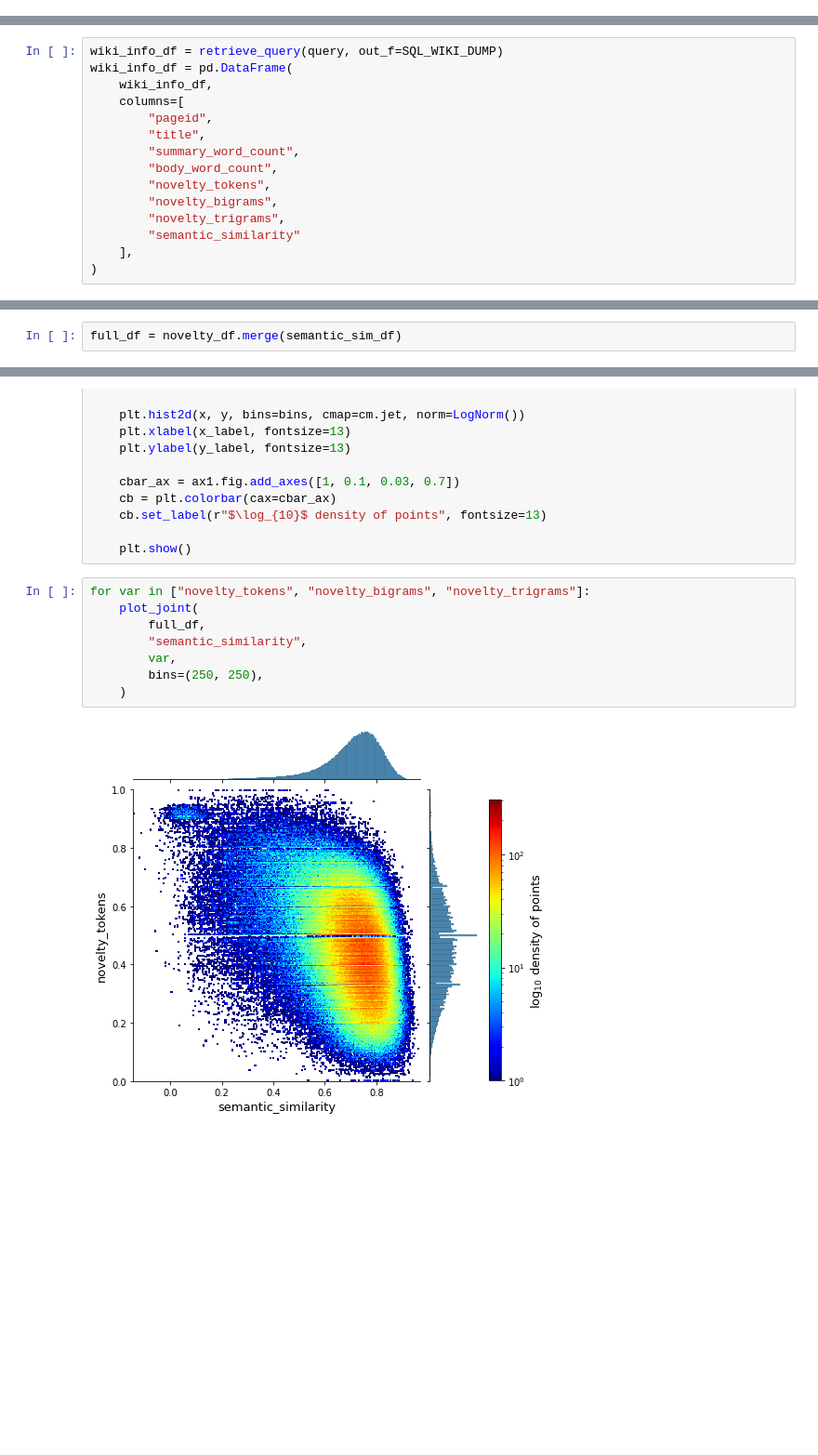
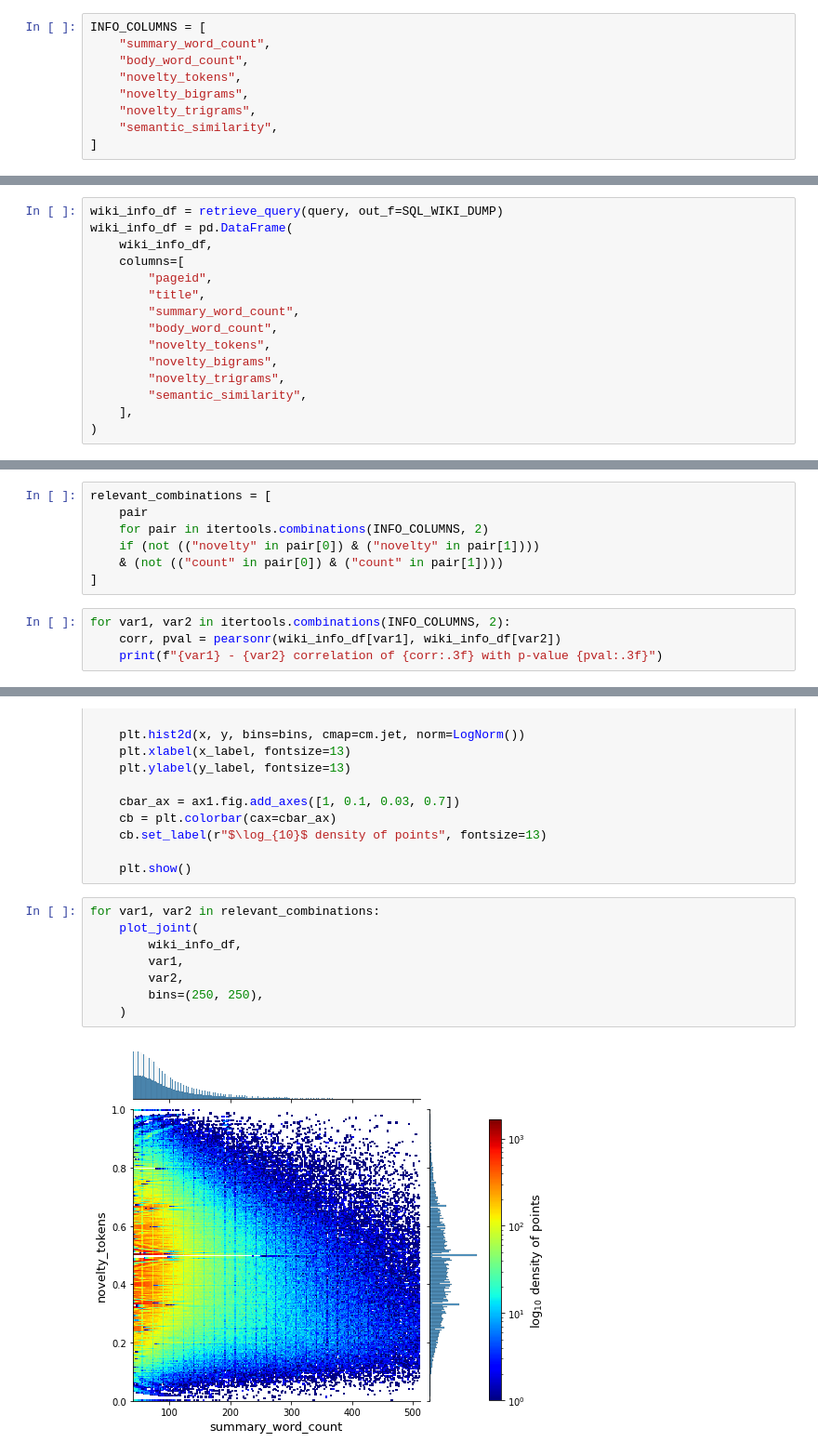
Before and after one commit to IvanRoblesMunoz/document_information_extraction, a Jupyter notebook: notebooks/EDA/02.score-threshold.ipynb, the cells around one changed output, grey strips where cells are left out. Shown at 93% size. Drawn from its saved outputs; the diff is of its cells as text; blank space fills up the shorter version.

```diff
--- a/notebooks/EDA/02.score-threshold.ipynb
+++ b/notebooks/EDA/02.score-threshold.ipynb
@@ -19,3 +21,12 @@ from src.data.data_statics import SQL_WIKI_DUMP,TEMP_DB
+# %%
+INFO_COLUMNS = [
+    "summary_word_count",
+    "body_word_count",
+    "novelty_tokens",
+    "novelty_bigrams",
+    "novelty_trigrams",
+    "semantic_similarity",
+]
 # %% [markdown]
 # Read data
 # %%
@@ -47,7 +58,7 @@ wiki_info_df = pd.DataFrame(
         "novelty_tokens",
         "novelty_bigrams",
         "novelty_trigrams",
-        "semantic_similarity"
+        "semantic_similarity",
     ],
 )
 # %%
@@ -109,3 +102,12 @@ plt.show()
 ## Compare correlation
+# %%
+relevant_combinations = [
+    pair
+    for pair in itertools.combinations(INFO_COLUMNS, 2)
+    if (not (("novelty" in pair[0]) & ("novelty" in pair[1])))
+    & (not (("count" in pair[0]) & ("count" in pair[1])))
+]
 # %%
-full_df = novelty_df.merge(semantic_sim_df)
+for var1, var2 in itertools.combinations(INFO_COLUMNS, 2):
+    corr, pval = pearsonr(wiki_info_df[var1], wiki_info_df[var2])
+    print(f"{var1} - {var2} correlation of {corr:.3f} with p-value {pval:.3f}")
@@ -152,12 +152,12 @@ def plot_joint(data, x_label, y_label, bins=(100, 100)):
 
     plt.show()
 # %%
-for var in ["novelty_tokens", "novelty_bigrams", "novelty_trigrams"]:
+for var1, var2 in relevant_combinations:
     plot_joint(
-        full_df,
-        "semantic_similarity",
-        var,
+        wiki_info_df,
+        var1,
+        var2,
         bins=(250, 250),
     )
 # %% [output]
-[figure, old version]
+[figure, new version]
```
Also changed, not shown: parts of 46 cells of this notebook, 3 other files.
